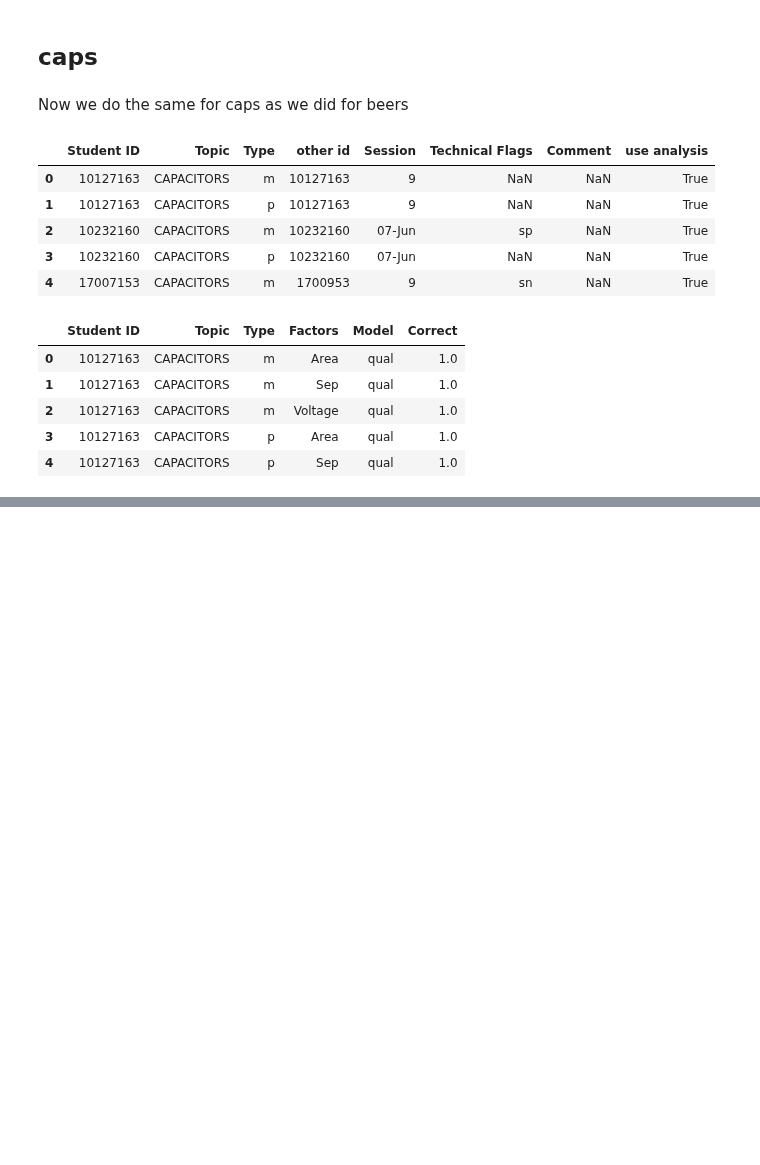
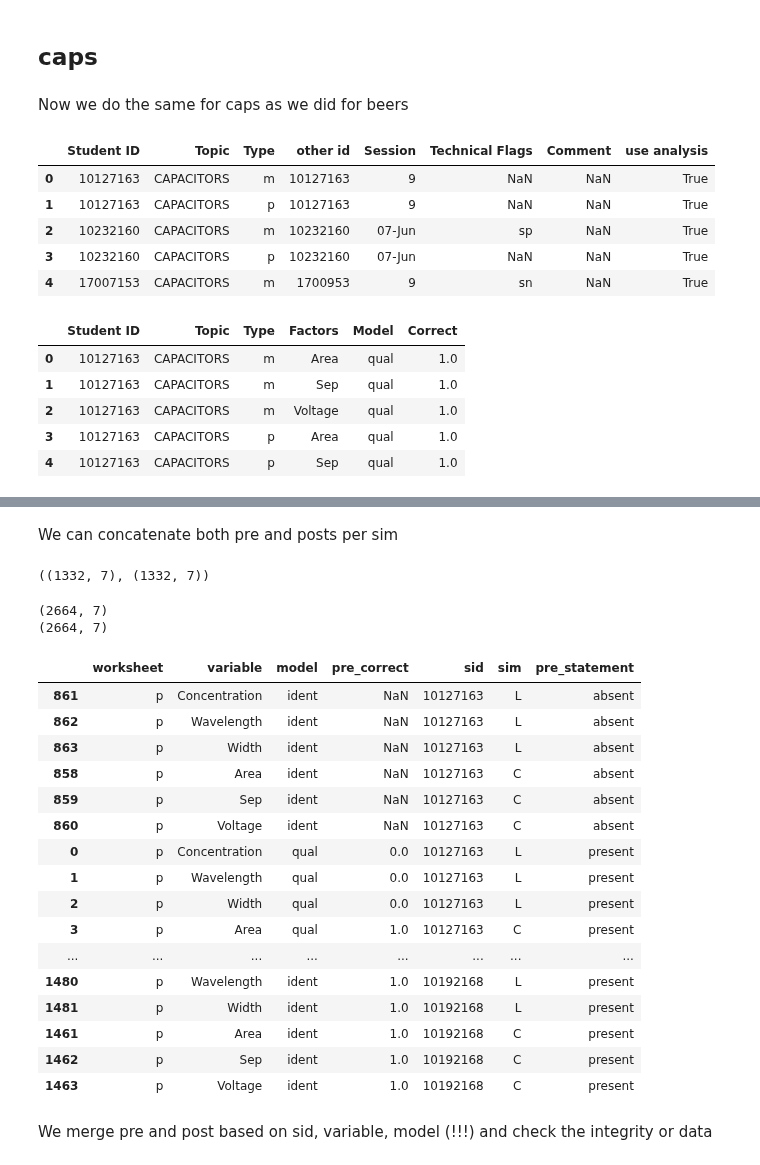
Before and after one commit to jmassall/inquiry_virtualLabs_study, a Jupyter notebook: analysis/data_log_to_worksheet_connector.ipynb, the cells around one changed output, grey strips where cells are left out. Saved outputs shown, nothing was run; the diff lists cells and outputs as text; code cells hidden in the pictures; blank space fills up the shorter version.

Commit message:
Clean and massage all worksheet data into pivoted data table

```diff
--- a/analysis/data_log_to_worksheet_connector.ipynb
+++ b/analysis/data_log_to_worksheet_connector.ipynb
@@ -585,0 +576,24 @@ id with logs  absent from  in metadata other ids  other id
+# %%
+metadata_L = get_worksheet_metadata('beers')
+metadata_C = get_worksheet_metadata('caps')
+worksheets_L = get_worksheet_data_per_sim('beers')
+worksheets_C = get_worksheet_data_per_sim('caps')
+# %%
+#split by sim
+pre_L = worksheets_L[worksheets_L.Type=='p']
+main_L = worksheets_L[worksheets_L.Type=='m']
+pre_C = worksheets_C[worksheets_C.Type=='p']
+main_C = worksheets_C[worksheets_C.Type=='m']
+
+#keep only students we actually want to anlyze
+pre_L= pre_L[pre_L['Student ID'].isin(metadata_L[(metadata_L['Type']=='p')&metadata_L['Student ID'].isin(ids)]['other id'].values)]
+main_L= main_L[main_L['Student ID'].isin(metadata_L[(metadata_L['Type']=='m')&metadata_L['Student ID'].isin(ids)]['other id'].values)]
+pre_C= pre_C[pre_C['Student ID'].isin(metadata_C[(metadata_C['Type']=='p')&metadata_C['Student ID'].isin(ids)]['other id'].values)]
+main_C= main_C[main_C['Student ID'].isin(metadata_C[(metadata_C['Type']=='m')&metadata_C['Student ID'].isin(ids)]['other id'].values)]
+
+
+#ids in pre/post match "other id" in worksheet metadata so we need to assign the correct id in logs for each entry in pre/post
+pre_L['sid'] = pre_L['Student ID'].apply(lambda row: metadata_L.loc[metadata_L[(metadata_L['other id']==row)].index[0],'Student ID'])
+main_L['sid'] = main_L['Student ID'].apply(lambda row: metadata_L.loc[metadata_L[metadata_L['other id']==row].index[0],'Student ID'])
+pre_C['sid'] = pre_C['Student ID'].apply(lambda row: metadata_C.loc[metadata_C[(metadata_C['other id']==row)].index[0],'Student ID'])
+main_C['sid'] = main_C['Student ID'].apply(lambda row: metadata_C.loc[metadata_C[metadata_C['other id']==row].index[0],'Student ID'])
@@ -585,0 +664,34 @@ id with logs  absent from  in metadata other ids  other id
+# %% [markdown]
+We can concatenate both pre and posts per sim
+# %%
+pre_C.shape, pre_L.shape
+# %% [output]
+((1332, 7), (1332, 7))
+# %%
+main = pd.concat([main_L,main_C],axis=0)
+print main.shape
+pre = pd.concat([pre_L,pre_C],axis=0)
+print pre.shape
+pre.sort_values(["sid",'model']).head(24)
+# %% [output]
+(2664, 7)
+(2664, 7)
+|  | worksheet | variable | model | pre_correct | sid | sim | pre_statement |
+| 861 | p | Concentration | ident | NaN | 10127163 | L | absent |
+| 862 | p | Wavelength | ident | NaN | 10127163 | L | absent |
+| 863 | p | Width | ident | NaN | 10127163 | L | absent |
+| 858 | p | Area | ident | NaN | 10127163 | C | absent |
+| 859 | p | Sep | ident | NaN | 10127163 | C | absent |
+| 860 | p | Voltage | ident | NaN | 10127163 | C | absent |
+| 0 | p | Concentration | qual | 0.0 | 10127163 | L | present |
+| 1 | p | Wavelength | qual | 0.0 | 10127163 | L | present |
+| 2 | p | Width | qual | 0.0 | 10127163 | L | present |
+| 3 | p | Area | qual | 1.0 | 10127163 | C | present |
+| ... | ... | ... | ... | ... | ... | ... | ... |
+| 1480 | p | Wavelength | ident | 1.0 | 10192168 | L | present |
+| 1481 | p | Width | ident | 1.0 | 10192168 | L | present |
+| 1461 | p | Area | ident | 1.0 | 10192168 | C | present |
+| 1462 | p | Sep | ident | 1.0 | 10192168 | C | present |
+| 1463 | p | Voltage | ident | 1.0 | 10192168 | C | present |
+# %% [markdown]
+We merge pre and post based on sid, variable, model (!!!) and check the integrity or data
```
Also changed, not shown: parts of 26 cells of this notebook, 1 other file.
